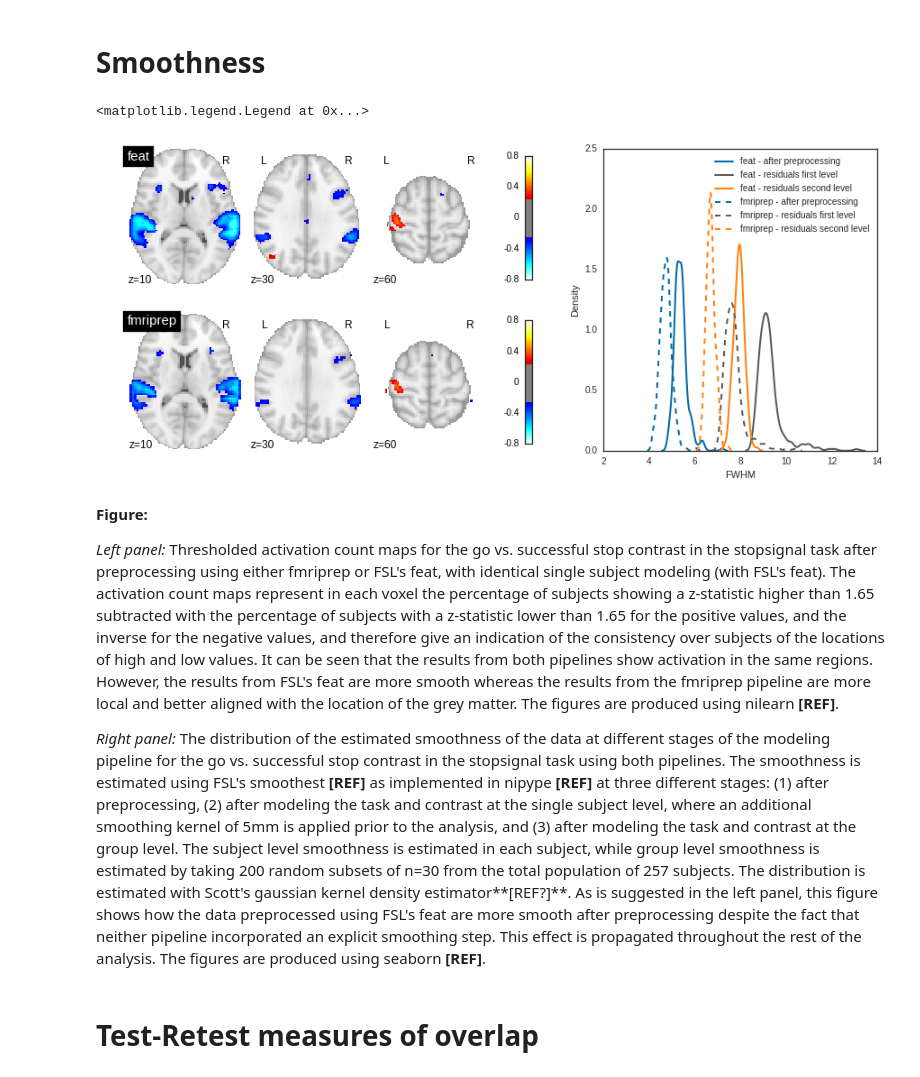
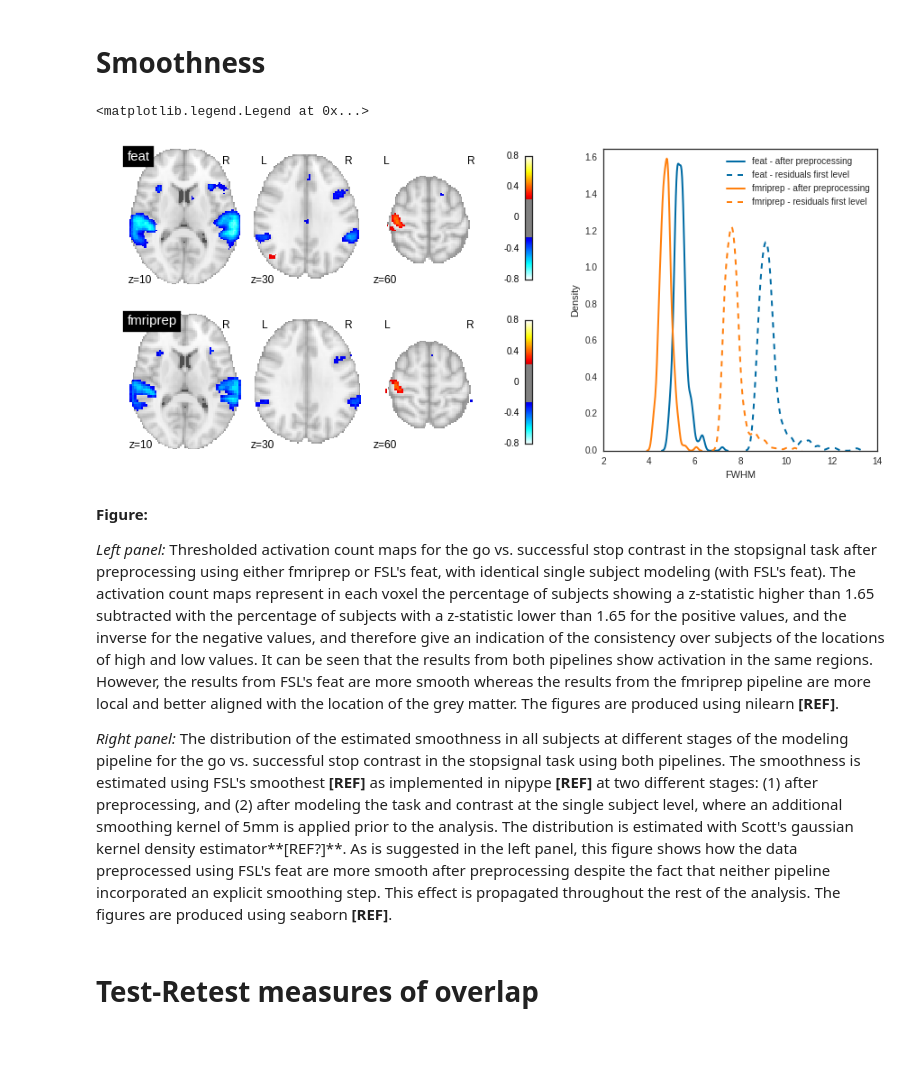
Before and after one commit to poldracklab/CNP_task_analysis, a Jupyter notebook: notebooks/PaperFigures.ipynb, the cells around one changed output. Drawn from its saved outputs; the diff is of its cells as text; code cells hidden in the pictures; blank space fills up the shorter version.

Commit message:
small changes to paper figures

```diff
--- a/notebooks/PaperFigures.ipynb
+++ b/notebooks/PaperFigures.ipynb
@@ -54,46 +54,45 @@ pipelines_labels = ['feat','fmriprep']
 samplesize = 30
 
 # FIGURE 1: SLICES
 
 cut_coords = [10,30,60]
 for idx,pipeline in enumerate(pipelines):
     ax = plt.subplot(gs1[idx, 0])
     image = os.path.join(basedir,'fmriprep_vs_feat',pipeline,"task_acm/stopsignal/zstat11_ACM_diff.nii.gz")
     plotting.plot_stat_map(image,title=pipelines_labels[idx],threshold=0.25,
                            display_mode='z',cut_coords=cut_coords,vmax=0.8,axes=ax)
 
 # FIGURE 2: SMOOTHNESS
 
 ax2 = plt.subplot(gs1[:, 1])
 for idy,pipeline in enumerate(pipelines):
     pipelabel = pipelines_labels[idy]
     if idy==0:
-        kws = {'linestyle': '-', 'linewidth': 2}
+        kws = {'linewidth': 2, 'color':cols[0]}
     else:
-        kws = {'linestyle': '--', 'linewidth': 2}
+        kws = {'linewidth': 2, 'color':cols[1]}
 
     subset = subjects[subjects.pipeline==pipeline]
     subset_group = group[np.logical_and(group.pipeline==pipeline, group.samplesize==samplesize)]
 
-    sns.distplot(subset.FWHM_unpr,color=cols[0],hist=False,kde_kws=kws,
+    sns.distplot(subset.FWHM_unpr,color=cols[0],hist=False,kde_kws=dict(kws.items()+[('linestyle','-')]),
                  label="%s - after preprocessing"%pipelabel)
-    sns.distplot(subset.FWHM_resid,color=cols[3],hist=False,kde_kws=kws,
+    sns.distplot(subset.FWHM_resid,color=cols[3],hist=False,kde_kws=dict(kws.items()+[('linestyle','--')]),
                  label="%s - residuals first level"%pipelabel)
-    sns.distplot(subset_group.FWHM_resid,color=cols[1],hist=False,kde_kws=kws,
-                 label="%s - residuals second level"%pipelabel)
 
 plt.ylabel("Density")
 plt.xlabel("FWHM")
+plt.ylim([0,1.65])
 plt.legend()
 # %% [output]
 <matplotlib.legend.Legend at 0x...>
-[figure, old version]
+[figure, new version]
 # %% [markdown]
 **Figure:**
 
 _Left panel:_ Thresholded activation count maps for the go vs. successful stop contrast in the stopsignal task after preprocessing using either fmriprep or FSL's feat, with identical single subject modeling (with FSL's feat).  The activation count maps represent in each voxel the percentage of subjects showing a z-statistic higher than 1.65 subtracted with the percentage of subjects with a z-statistic lower than 1.65 for the positive values, and the inverse for the negative values, and therefore give an indication of the consistency over subjects of the locations of high and low values.  It can be seen that the results from both pipelines show activation in the same regions.  However, the results from FSL's feat are more smooth whereas the results from the fmriprep pipeline are more local and better aligned with the location of the grey matter.  The figures are produced using nilearn **[REF]**.
 
-_Right panel:_ The distribution of the estimated smoothness of the data at different stages of the modeling pipeline for the go vs. successful stop contrast in the stopsignal task using both pipelines.  The smoothness is estimated using FSL's smoothest **[REF]** as implemented in nipype **[REF]** at three different stages: (1) after preprocessing, (2) after modeling the task and contrast at the single subject level, where an additional smoothing kernel of 5mm is applied prior to the analysis, and (3) after modeling the task and contrast at the group level.  The subject level smoothness is estimated in each subject, while group level smoothness is estimated by taking 200 random subsets of n=30 from the total population of 257 subjects.  The distribution is estimated with Scott's gaussian kernel density estimator**[REF?]**.  As is suggested in the left panel, this figure shows how the data preprocessed using FSL's feat are more smooth after preprocessing despite the fact that neither pipeline incorporated an explicit smoothing step.  This effect is propagated throughout the rest of the analysis.  The figures are produced using seaborn **[REF]**.
+_Right panel:_ The distribution of the estimated smoothness in all subjects at different stages of the modeling pipeline for the go vs. successful stop contrast in the stopsignal task using both pipelines.  The smoothness is estimated using FSL's smoothest **[REF]** as implemented in nipype **[REF]** at two different stages: (1) after preprocessing, and (2) after modeling the task and contrast at the single subject level, where an additional smoothing kernel of 5mm is applied prior to the analysis.  The distribution is estimated with Scott's gaussian kernel density estimator**[REF?]**.  As is suggested in the left panel, this figure shows how the data preprocessed using FSL's feat are more smooth after preprocessing despite the fact that neither pipeline incorporated an explicit smoothing step.  This effect is propagated throughout the rest of the analysis.  The figures are produced using seaborn **[REF]**.
 # %% [markdown]
 # Test-Retest measures of overlap
 # %%
```
